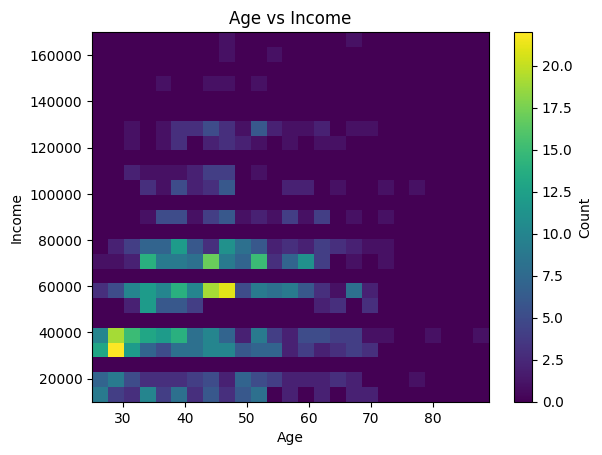
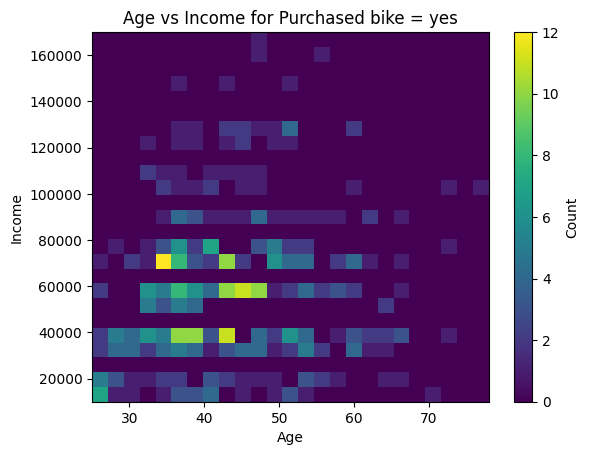
The notebook cell's code change between the first figure and the second:
--- before
+++ after
@@ -1,4 +1,5 @@
-plt.hist2d(clean_df['Age'], clean_df['Income'], bins=25)
-plt.title('Age vs Income')
+owns_bike = clean_df[clean_df['Purchased Bike'] == 'Yes']
+plt.hist2d(owns_bike['Age'], owns_bike['Income'], bins=25)
+plt.title('Age vs Income for Purchased bike = yes')
 plt.xlabel('Age')
 plt.ylabel('Income')

Commit: Added text between code cells in analys section.